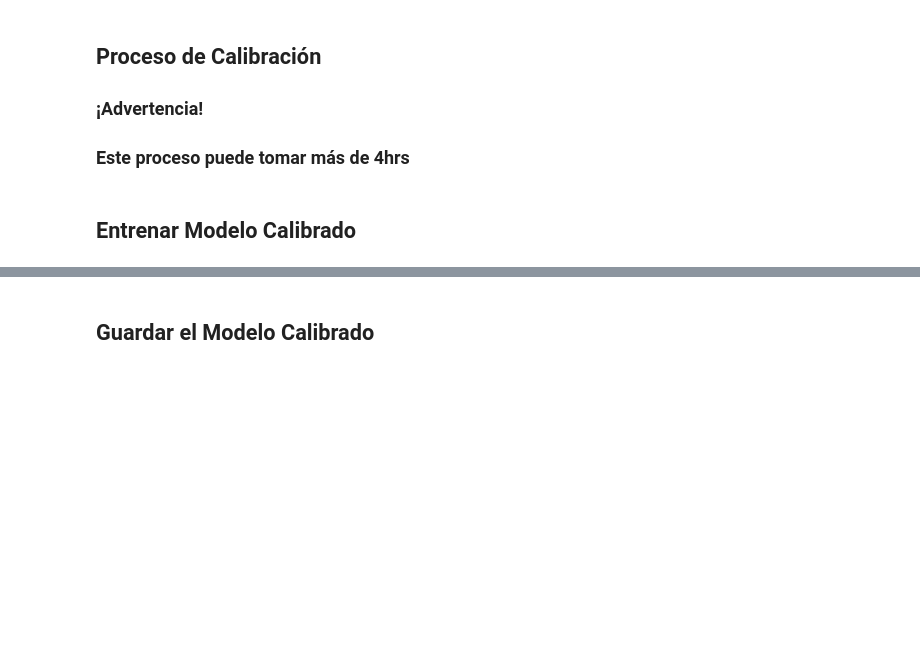
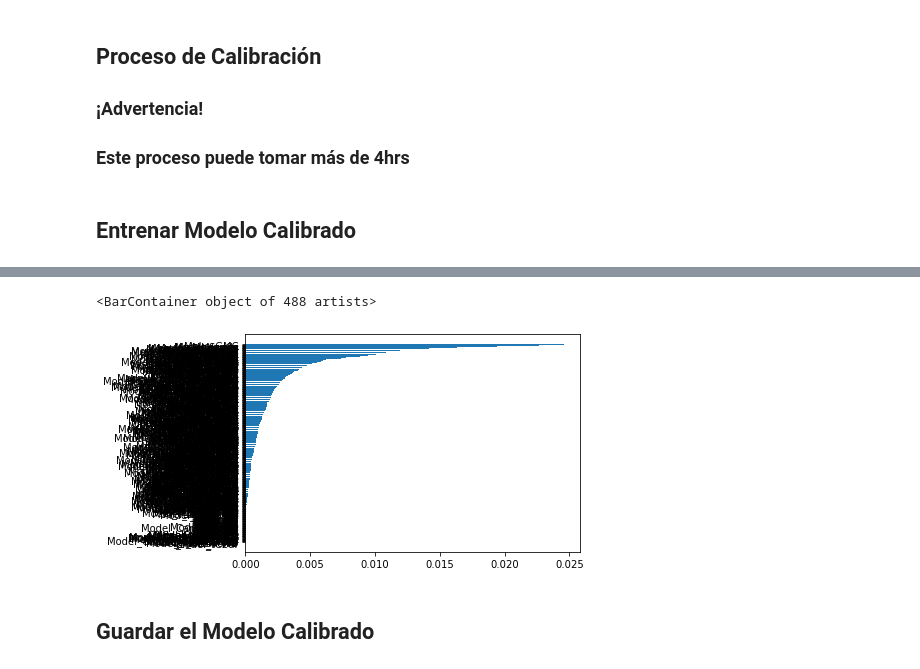
Before and after one commit to yovany/MIAD_ML_and_NLP, a Jupyter notebook: Semana 3/S3P1_proyecto1(Enterable v3).ipynb, the cells around one changed output, grey strips where cells are left out. Saved outputs shown, nothing was run; the diff lists cells and outputs as text; code cells hidden in the pictures; blank space fills up the shorter version.

```diff
--- a/Semana 3/S3P1_proyecto1(Enterable v3).ipynb
+++ b/Semana 3/S3P1_proyecto1(Enterable v3).ipynb
@@ -292,0 +299,5 @@ print('RMSE:',rmse_cal)
+# %%
+indice=[]
+for i in range(0,617):
+    if clf.feature_importances_[i]>0.00:
+        indice.append(i)
@@ -293,3 +325,9 @@ print('RMSE:',rmse_cal)
+# %%
+orden= clf.feature_importances_.argsort()
+plt.barh(XTrain.columns[orden],clf.feature_importances_[orden])
+# %% [output]
+<BarContainer object of 488 artists>
+[figure, added]
 # %% [markdown]
 ## Guardar el Modelo Calibrado
 # %%
```
Also changed, not shown: parts of 12 cells of this notebook, 7 other files.
